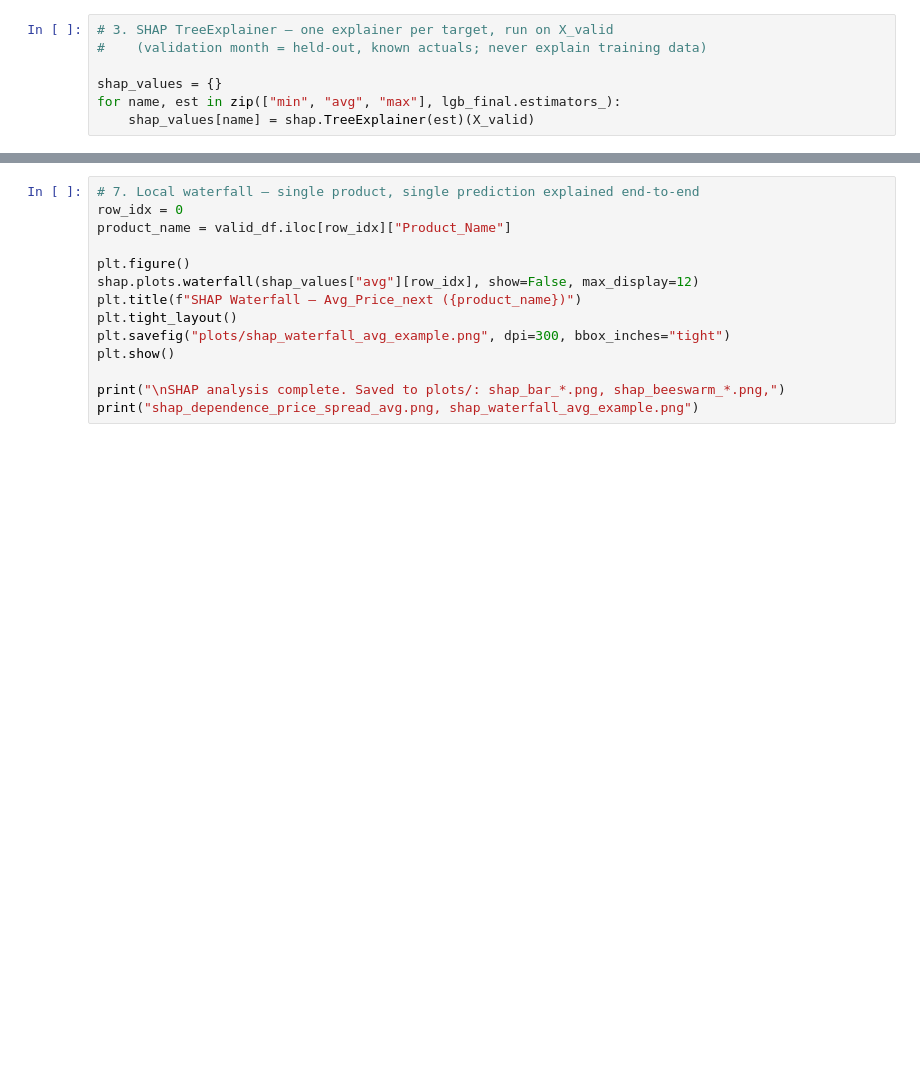
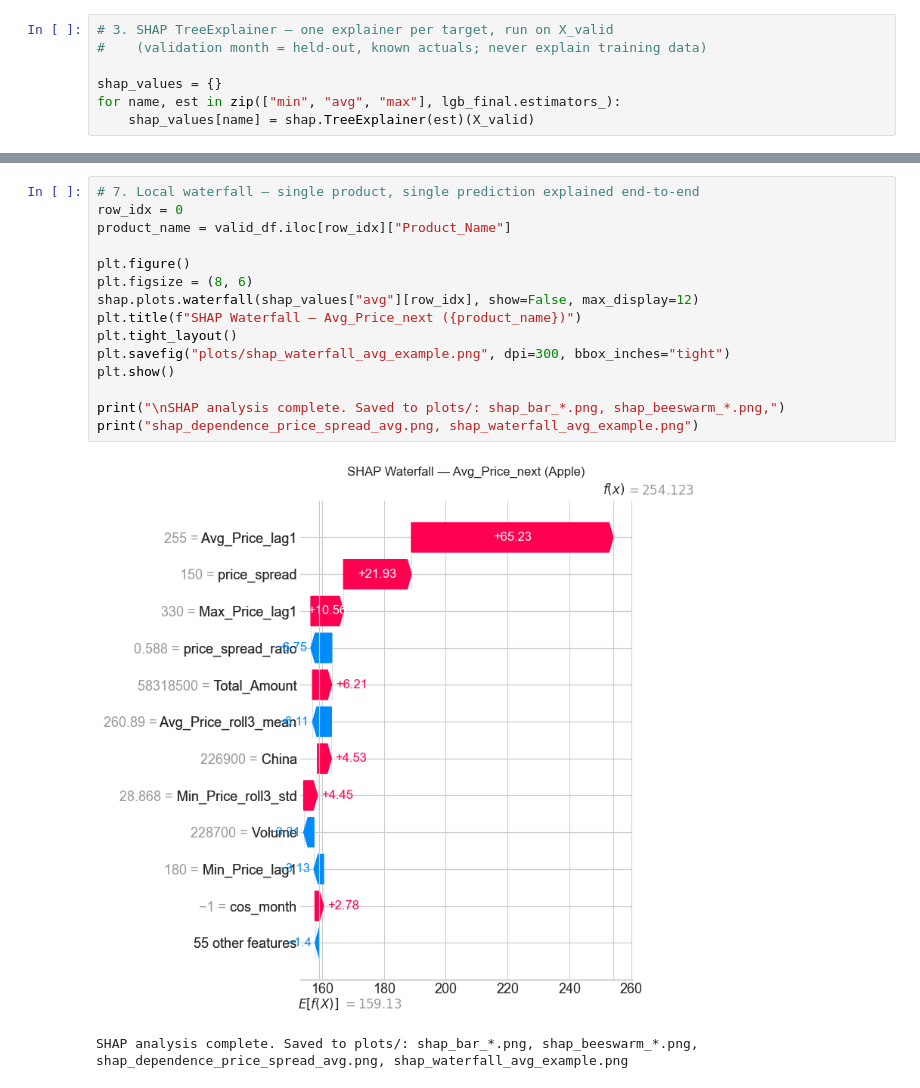
Before and after one commit to Sristy09/Multi-Target-Price-Forecasting, a Jupyter notebook: 07_Shap_Analysis.ipynb, the cells around one changed output, grey strips where cells are left out. Saved outputs shown, nothing was run; the diff lists cells and outputs as text; blank space fills up the shorter version.

Commit message:
Update forecasting, SHAP analysis, and error analysis

```diff
--- a/07_Shap_Analysis.ipynb
+++ b/07_Shap_Analysis.ipynb
@@ -80,14 +91,19 @@ plt.show()
 # %%
 # 7. Local waterfall — single product, single prediction explained end-to-end
 row_idx = 0
 product_name = valid_df.iloc[row_idx]["Product_Name"]
 
 plt.figure()
+plt.figsize = (8, 6)
 shap.plots.waterfall(shap_values["avg"][row_idx], show=False, max_display=12)
 plt.title(f"SHAP Waterfall — Avg_Price_next ({product_name})")
 plt.tight_layout()
 plt.savefig("plots/shap_waterfall_avg_example.png", dpi=300, bbox_inches="tight")
 plt.show()
 
 print("\nSHAP analysis complete. Saved to plots/: shap_bar_*.png, shap_beeswarm_*.png,")
 print("shap_dependence_price_spread_avg.png, shap_waterfall_avg_example.png")
+# %% [output]
+[figure, added]
+SHAP analysis complete. Saved to plots/: shap_bar_*.png, shap_beeswarm_*.png,
+shap_dependence_price_spread_avg.png, shap_waterfall_avg_example.png
```
Also changed, not shown: parts of 4 cells of this notebook, 10 other files.
